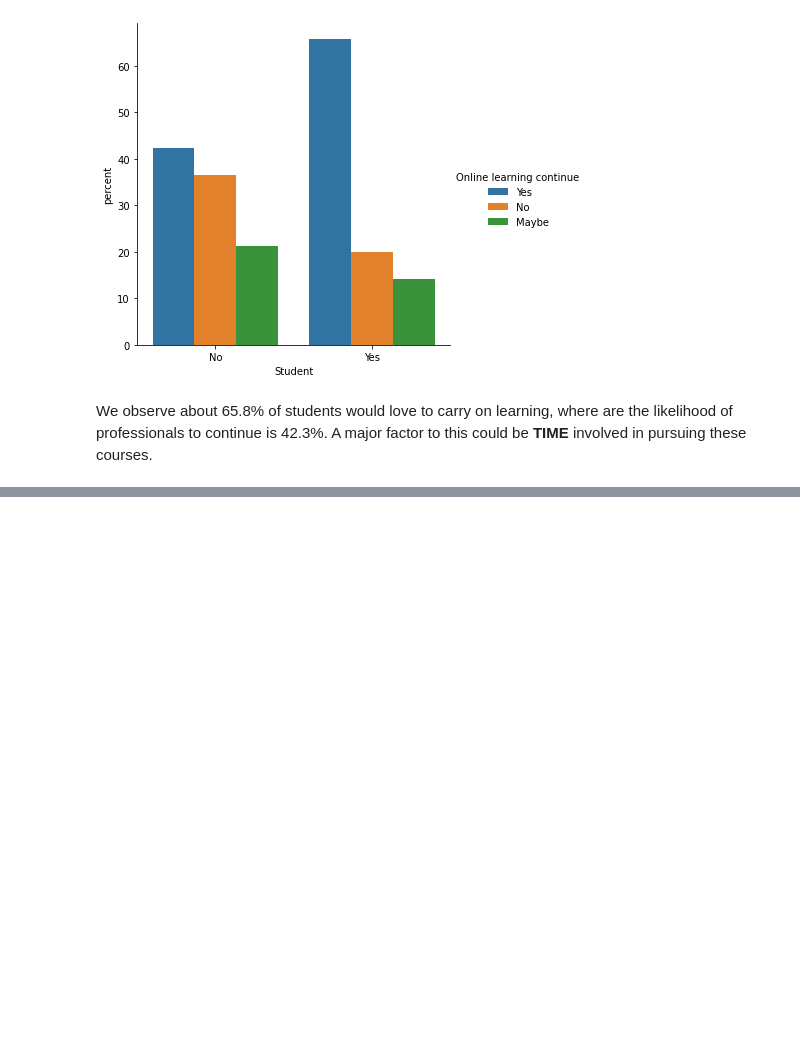
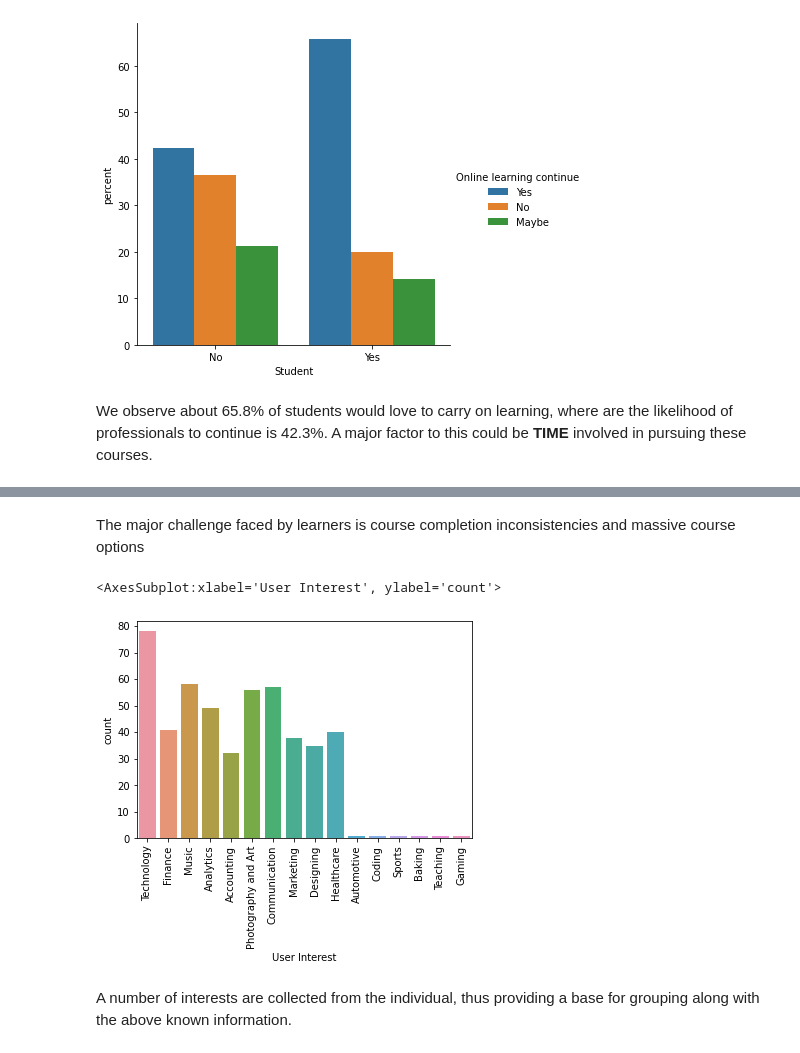
Before and after one commit to ginelledsouza/Student_Course_Segmentation, a Jupyter notebook: Student Segmentation.ipynb, the cells around one changed output, grey strips where cells are left out. Cells and saved outputs as stored; diff of their text form; code cells hidden in the pictures; blank space fills up the shorter version.

```diff
--- a/Student Segmentation.ipynb
+++ b/Student Segmentation.ipynb
@@ -99,0 +144,35 @@ We observe about 65.8% of students would love to carry on learning, where are th
+# %% [markdown]
+The major challenge faced by learners is course completion inconsistencies and massive course options
+# %%
+df = data.copy()
+df.fillna('',inplace=True)
+
+for j in range(len(df['Interest'])):
+    column = df['Interest'][j].split(";")
+    for value in column:
+        df.loc[df.index == j, value.strip()] = value.strip()
+
+dropcolumns = ['Date', 'Age Group', 'Student','Participated in online learning', 'Is online learning helpful',
+               'Upgrade skills through online learning', 'Ease to pick a course', 'Challenges to pick a course',
+               'Online learning continue', 'Interest']
+
+df.drop(dropcolumns,inplace=True,axis=1)
+
+permanent = df.columns[:1].tolist()
+temporary = df.columns[1:].tolist()
+
+final = pd.melt(df, id_vars=permanent, value_vars=temporary)
+final = final[final['value'].notna()]
+
+final.drop('variable',inplace=True,axis=1)
+final.rename(columns={"value": "User Interest"}, inplace=True)
+final = final[final['User Interest'] != '']
+
+plt.xticks(rotation=90)
+
+sns.countplot(x='User Interest',data=final)
+# %% [output]
+<AxesSubplot:xlabel='User Interest', ylabel='count'>
+[figure, added]
+# %% [markdown]
+A number of interests are collected from the individual, thus providing a base for grouping along with the above known information.
```
Also changed, not shown: parts of 3 cells of this notebook.
